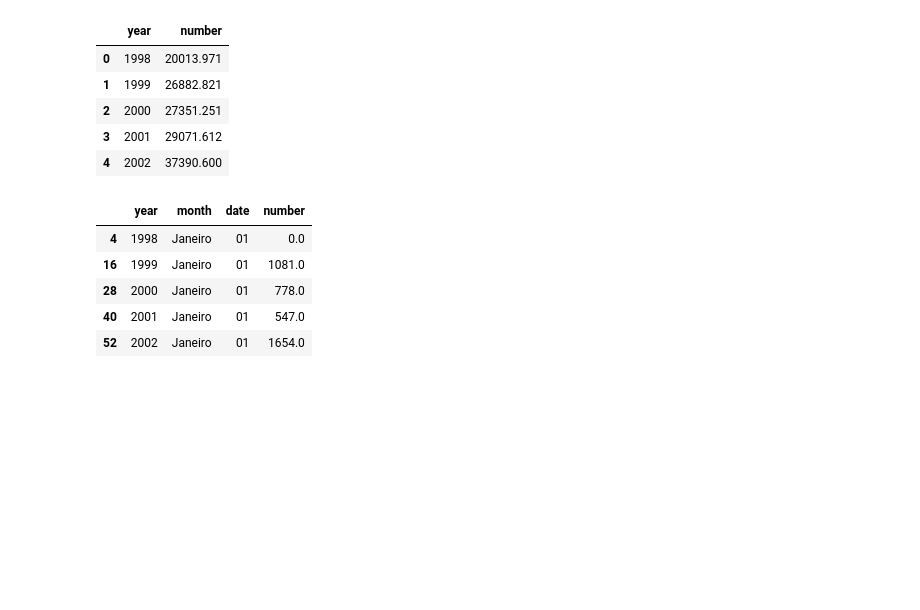
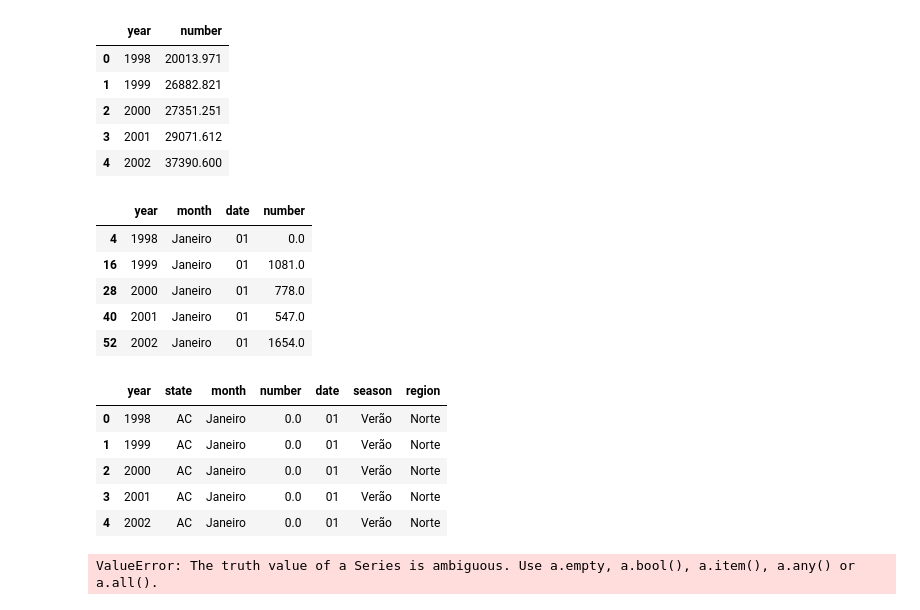
Before and after one commit to letscode-mmgf/queimadas, a Jupyter notebook: projeto_modularizado.ipynb, the cells around one changed output. Saved outputs shown, nothing was run; the diff lists cells and outputs as text; code cells hidden in the pictures; blank space fills up the shorter version.

```diff
--- a/notebook/projeto_modularizado.ipynb
+++ b/projeto_modularizado.ipynb
@@ -93,3 +93,19 @@ personalizacao(lines, 'Anos', 'Número de Queimadas Registradas', 'Meses')
 
 lines2 = px.line(data_frame=df_plot2, x='month', y='number', color = 'year', markers=False, template='plotly_dark')
 personalizacao(lines2, 'Meses', 'Número de Queimadas Registradas', 'Anos')
+# %%
+df.head()
+# %% [output]
+|  | year | state | month | number | date | season | region |
+| 0 | 1998 | AC | Janeiro | 0.0 | 01 | Verão | Norte |
+| 1 | 1999 | AC | Janeiro | 0.0 | 01 | Verão | Norte |
+| 2 | 2000 | AC | Janeiro | 0.0 | 01 | Verão | Norte |
+| 3 | 2001 | AC | Janeiro | 0.0 | 01 | Verão | Norte |
+| 4 | 2002 | AC | Janeiro | 0.0 | 01 | Verão | Norte |
+# %%
+regioes = ['Norte', 'Nordeste']
+filtro = (df['region'] in regioes)
+df_filtrado = df[filtro]
+df_filtrado
+# %% [output]
+ValueError: The truth value of a Series is ambiguous. Use a.empty, a.bool(), a.item(), a.any() or a.all().
```
Also changed, not shown: parts of 3 cells of this notebook, 4 other files.
